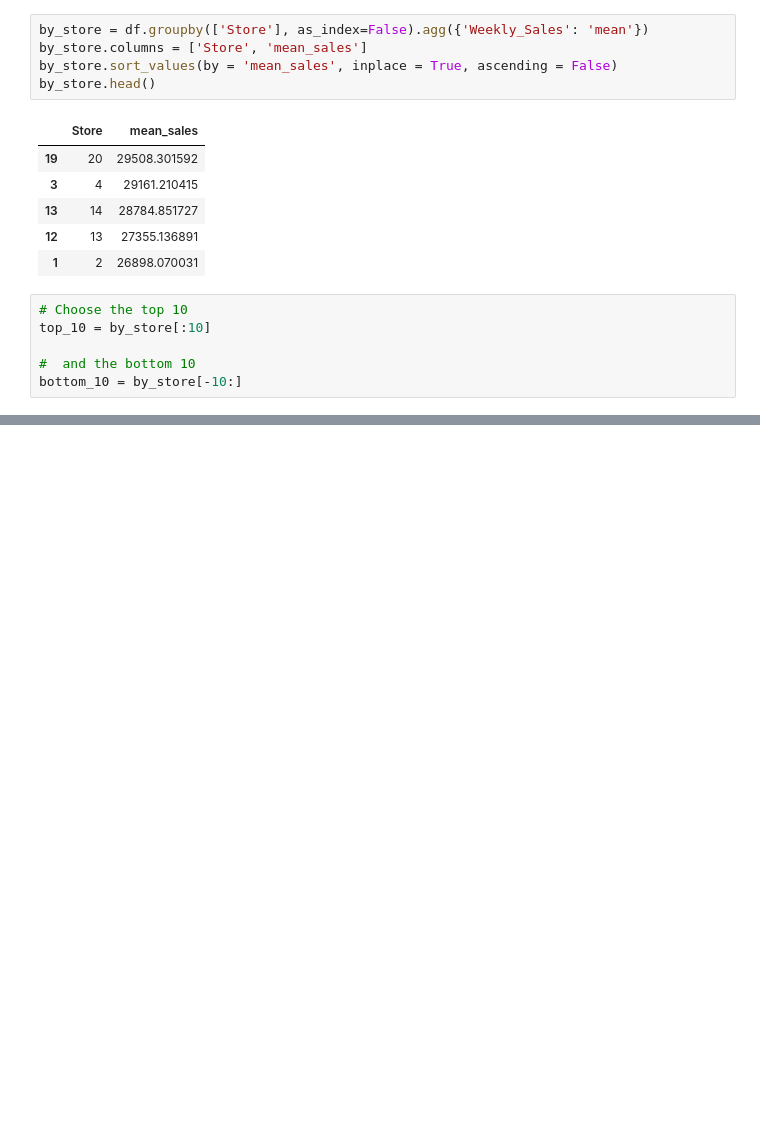
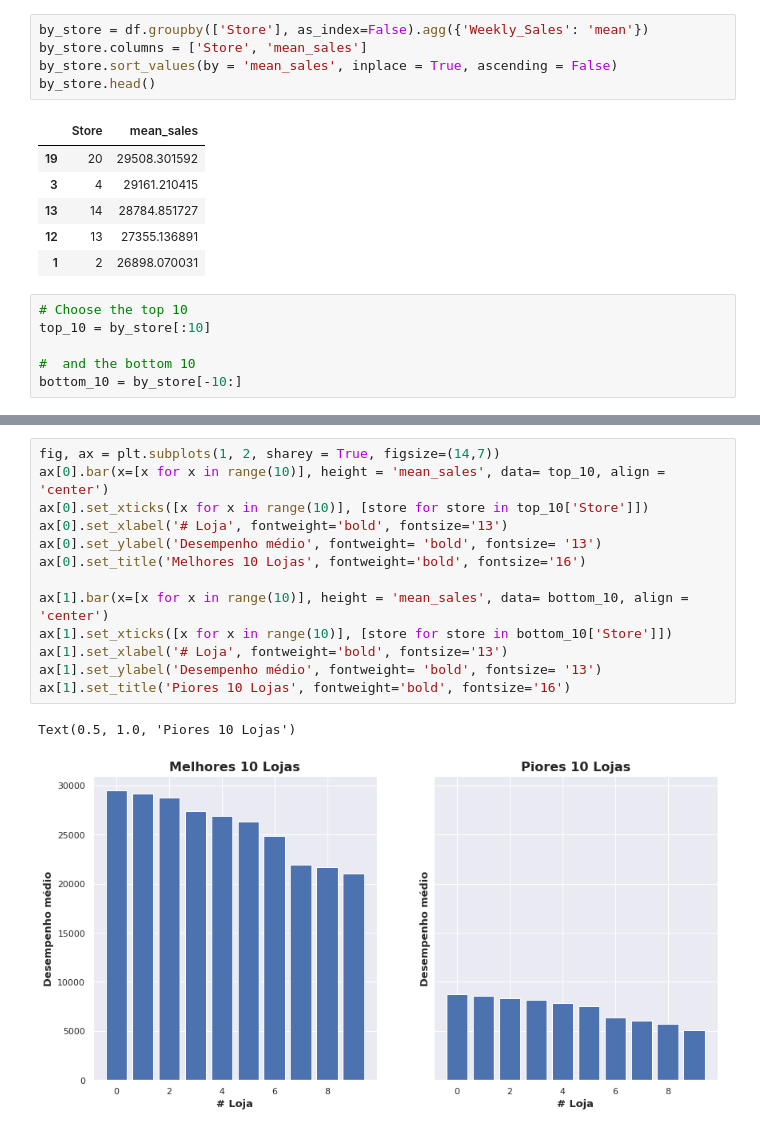
Before and after one commit to pibieta/ML-course, a Jupyter notebook: NovosPiratas/Walmart/Walmart_challenge.ipynb, the cells around one changed output, grey strips where cells are left out. Cells and saved outputs as stored; diff of their text form; blank space fills up the shorter version.

```diff
--- a/NovosPiratas/Walmart/Walmart_challenge.ipynb
+++ b/NovosPiratas/Walmart/Walmart_challenge.ipynb
@@ -160,0 +178,16 @@ ax.bar(x='Store', height = 'mean_sales', data= top_10, align = 'center')
+# %%
+fig, ax = plt.subplots(1, 2, sharey = True, figsize=(14,7))
+ax[0].bar(x=[x for x in range(10)], height = 'mean_sales', data= top_10, align = 'center')
+ax[0].set_xticks([x for x in range(10)], [store for store in top_10['Store']])
+ax[0].set_xlabel('# Loja', fontweight='bold', fontsize='13')
+ax[0].set_ylabel('Desempenho médio', fontweight= 'bold', fontsize= '13')
+ax[0].set_title('Melhores 10 Lojas', fontweight='bold', fontsize='16')
+
+ax[1].bar(x=[x for x in range(10)], height = 'mean_sales', data= bottom_10, align = 'center')
+ax[1].set_xticks([x for x in range(10)], [store for store in bottom_10['Store']])
+ax[1].set_xlabel('# Loja', fontweight='bold', fontsize='13')
+ax[1].set_ylabel('Desempenho médio', fontweight= 'bold', fontsize= '13')
+ax[1].set_title('Piores 10 Lojas', fontweight='bold', fontsize='16')
+# %% [output]
+Text(0.5, 1.0, 'Piores 10 Lojas')
+[figure, added]
```
Also changed, not shown: parts of 15 cells of this notebook.
